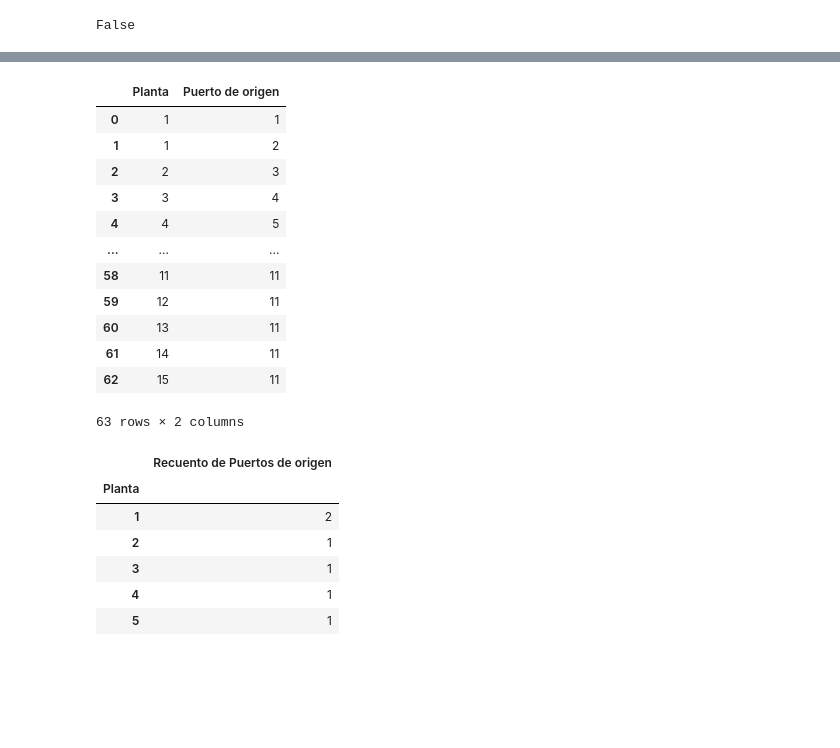
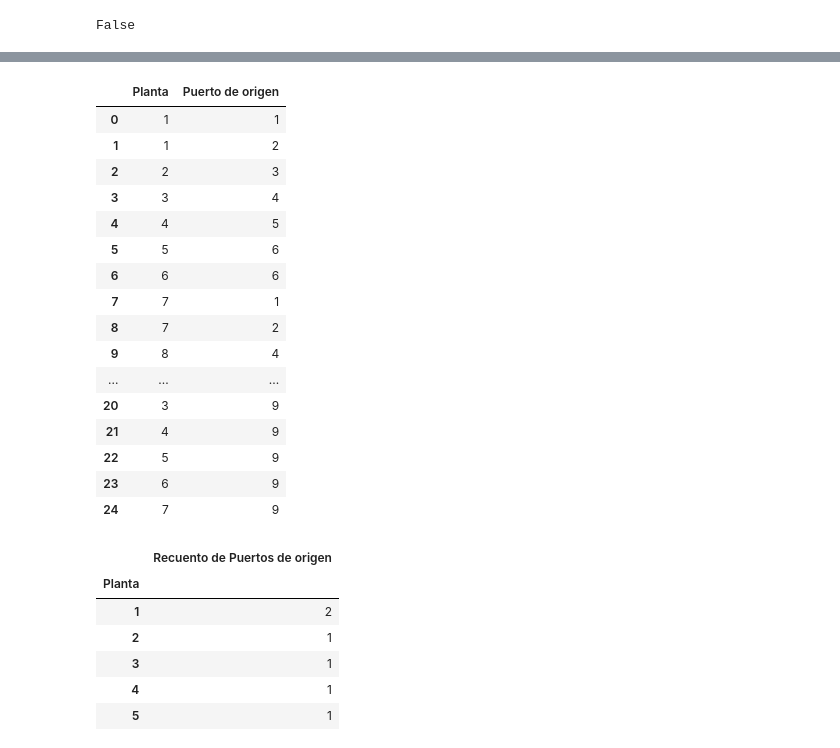
Before and after one commit to hernanrodri/Supply-Chain-Analytics, a Jupyter notebook: Supply Chain Analysis.ipynb, the cells around one changed output, grey strips where cells are left out. Cells and saved outputs as stored; diff of their text form; code cells hidden in the pictures; blank space fills up the shorter version.

```diff
--- a/Supply Chain Analysis.ipynb
+++ b/Supply Chain Analysis.ipynb
@@ -322,7 +322,7 @@ costos_almacenaje.duplicated().any()
 # %% [output]
 False
 # %%
-values = np.arange(0, 16, 1)
+values = np.arange(1, 16, 1)
 # %%
 costos_almacenaje["Planta"] = costos_almacenaje["Planta"].replace({"[^\d.]": ""}, regex = True).astype(int)
 costos_almacenaje = costos_almacenaje.loc[costos_almacenaje["Planta"].isin(values), :]
@@ -499,17 +520,15 @@ False
 # %%
-clientes_por_planta["Planta"] = clientes_por_planta["Planta"].replace({"[^\d.]": ""}, regex = True).astype(int)
-clientes_por_planta = clientes_por_planta.loc[clientes_por_planta["Planta"].isin(values), :]
+def tabla_combinada(X, Y, x, y):
+    x = np.repeat(x, y.shape[0], axis = 0)
+    y = np.repeat(y, x.shape[1], axis = 1)
+    df = pd.DataFrame({X: np.ndarray.flatten(x), Y: np.ndarray.flatten(y)})
+    return df
 
-planta = np.array([1, 3, 4, 5, 7, 8, 9, 12, 13, 14, 15]).reshape(1, -1)
+planta = values[~np.isin(values, clientes_por_planta["Planta"])].reshape(1, -1)
 clientes = clientes_por_planta["Cliente"].unique().reshape(-1, 1)
 
-planta = np.repeat(planta, clientes.shape[0], axis = 0)
-clientes = np.repeat(clientes, planta.shape[1], axis = 1)
+df = tabla_combinada("Planta", "Cliente", planta, clientes)
 
-df = pd.DataFrame({"Planta": np.ndarray.flatten(planta), "Cliente": np.ndarray.flatten(clientes)})
-
-clientes_por_planta_ = pd.concat([clientes_por_planta, df]).reset_index(drop = True)
-
-clientes_por_planta_
+df[:20]
 # %% [output]
 |  | Planta | Cliente |
@@ -585,0 +654,6 @@ False
+# %%
+planta = values.reshape(1, -1)
+puertos_de_origen = np.arange(9, 12, 1).reshape(-1, 1)
+
+df = tabla_combinada("Planta", "Puerto de origen", planta, puertos_de_origen)
+df[:20]
@@ -586,32 +678,25 @@ False
 # %%
-puertos_por_planta[["Planta", "Puerto de origen"]] = puertos_por_planta[["Planta", "Puerto de origen"]].replace({"[^\d.]": ""}, regex = True).astype(int)
-puertos_por_planta = puertos_por_planta.loc[puertos_por_planta["Planta"].isin(values), :]
-
-planta = np.arange(1, 16, 1).reshape(1, -1)
-puertos_de_origen = np.arange(9, 12, 1).reshape(-1, 1)
-
-planta = np.repeat(planta, puertos_de_origen.shape[0], axis = 0)
-puertos_de_origen = np.repeat(puertos_de_origen, planta.shape[1], axis = 1)
-
-df = pd.DataFrame({"Planta": np.ndarray.flatten(planta), "Puerto de origen": np.ndarray.flatten(puertos_de_origen)})
-
 puertos_por_planta_ = pd.concat([puertos_por_planta, df]).reset_index(drop = True)
 
-puertos_por_planta_
+puertos_por_planta_[:25]
 # %% [output]
 |  | Planta | Puerto de origen |
 | 0 | 1 | 1 |
 | 1 | 1 | 2 |
 | 2 | 2 | 3 |
 | 3 | 3 | 4 |
 | 4 | 4 | 5 |
+| 5 | 5 | 6 |
+| 6 | 6 | 6 |
+| 7 | 7 | 1 |
+| 8 | 7 | 2 |
+| 9 | 8 | 4 |
 | ... | ... | ... |
-| 58 | 11 | 11 |
-| 59 | 12 | 11 |
-| 60 | 13 | 11 |
-| 61 | 14 | 11 |
-| 62 | 15 | 11 |
+| 20 | 3 | 9 |
+| 21 | 4 | 9 |
+| 22 | 5 | 9 |
+| 23 | 6 | 9 |
+| 24 | 7 | 9 |
-63 rows × 2 columns
 # %%
 puertos_agrup_por_planta = puertos_por_planta.groupby(by = "Planta").agg({"Planta": "size"}).rename(columns = {"Planta": "Recuento de Puertos de origen"})
 
```
Also changed, not shown: parts of 6 cells of this notebook.
